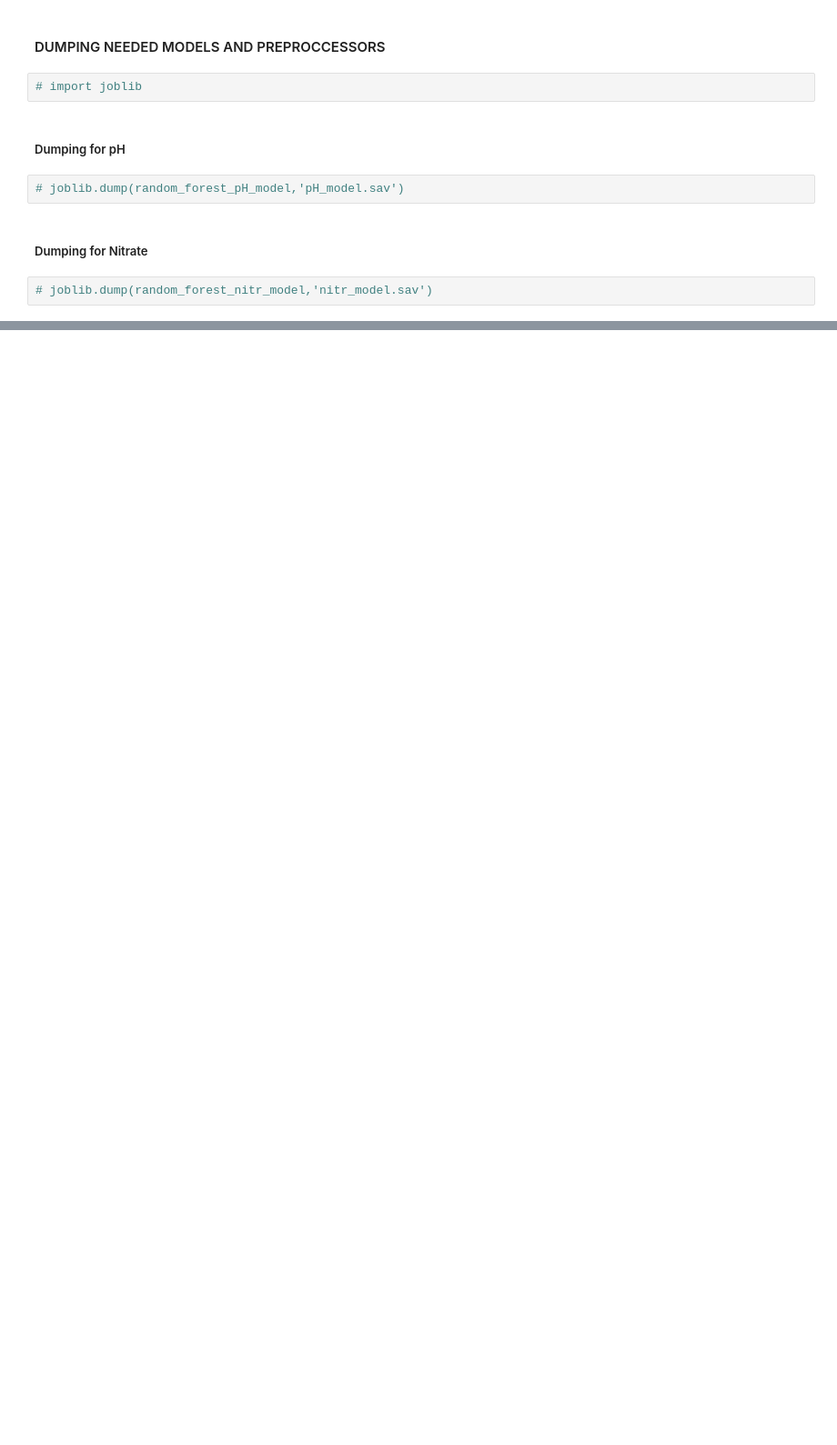
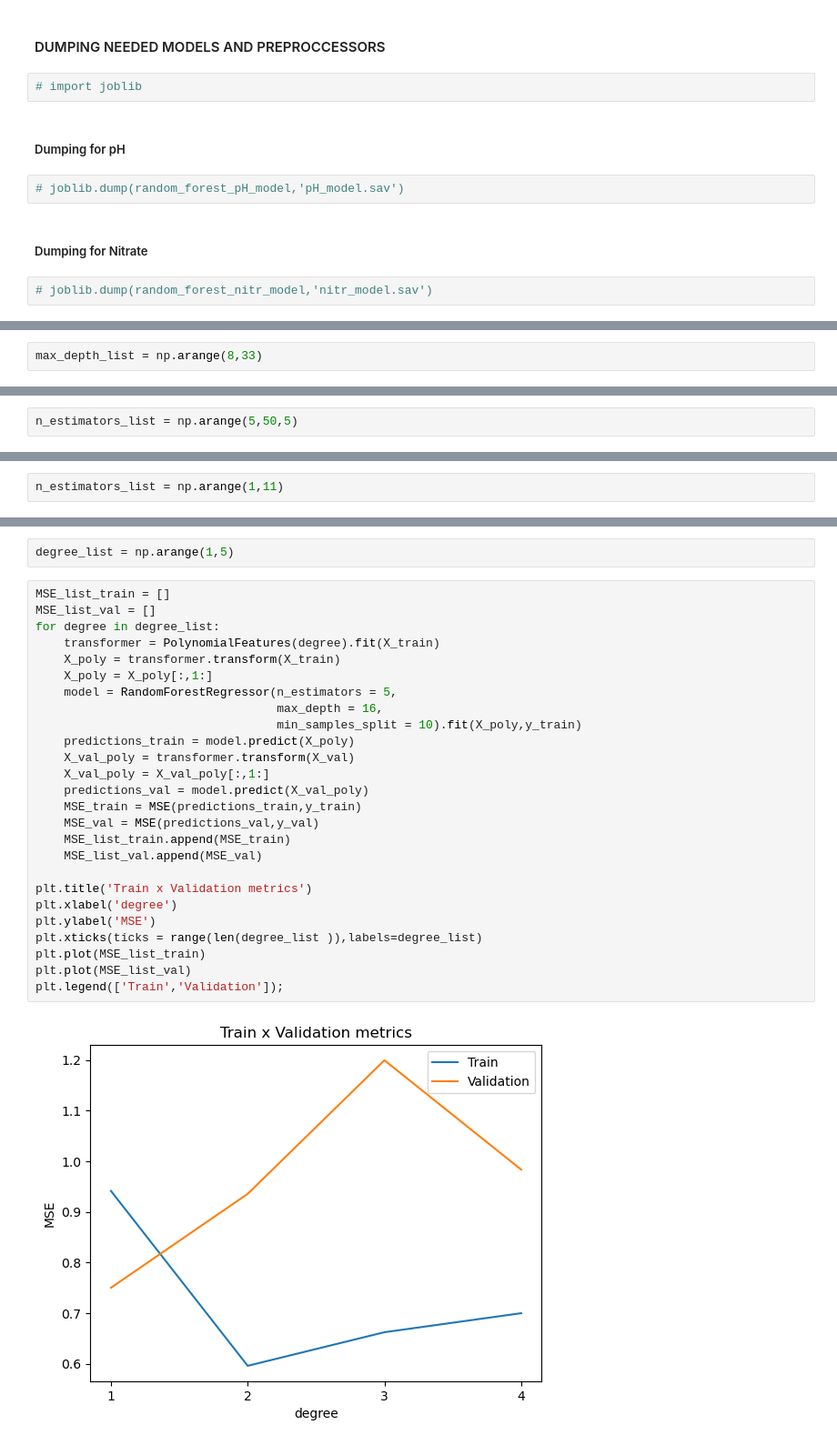
Before and after one commit to usmanadaudu/water_potability_prediction_web_app, a Jupyter notebook: notebooks/Water_potability_model5.ipynb, the cells around one changed output, grey strips where cells are left out. Shown at 91% size. Cells and saved outputs as stored; diff of their text form; blank space fills up the shorter version.

```diff
--- a/notebooks/Water_potability_model5.ipynb
+++ b/notebooks/Water_potability_model5.ipynb
@@ -2159,0 +1864,2 @@ plt.title('Differences between actual and predicted pH values');
+# %%
+max_depth_list = np.arange(8,33)
@@ -2159,0 +1931,2 @@ plt.title('Differences between actual and predicted pH values');
+# %%
+n_estimators_list = np.arange(5,50,5)
@@ -2159,0 +1955,2 @@ plt.title('Differences between actual and predicted pH values');
+# %%
+n_estimators_list = np.arange(1,11)
@@ -2159,0 +2033,30 @@ plt.title('Differences between actual and predicted pH values');
+# %%
+degree_list = np.arange(1,5)
+# %%
+MSE_list_train = []
+MSE_list_val = []
+for degree in degree_list:
+    transformer = PolynomialFeatures(degree).fit(X_train)
+    X_poly = transformer.transform(X_train)
+    X_poly = X_poly[:,1:]
+    model = RandomForestRegressor(n_estimators = 5,
+                                  max_depth = 16,
+                                  min_samples_split = 10).fit(X_poly,y_train)
+    predictions_train = model.predict(X_poly)
+    X_val_poly = transformer.transform(X_val)
+    X_val_poly = X_val_poly[:,1:]
+    predictions_val = model.predict(X_val_poly)
+    MSE_train = MSE(predictions_train,y_train)
+    MSE_val = MSE(predictions_val,y_val)
+    MSE_list_train.append(MSE_train)
+    MSE_list_val.append(MSE_val)
+
+plt.title('Train x Validation metrics')
+plt.xlabel('degree')
+plt.ylabel('MSE')
+plt.xticks(ticks = range(len(degree_list )),labels=degree_list)
+plt.plot(MSE_list_train)
+plt.plot(MSE_list_val)
+plt.legend(['Train','Validation']);
+# %% [output]
+[figure, added]
```
Also changed, not shown: parts of 148 cells of this notebook.
